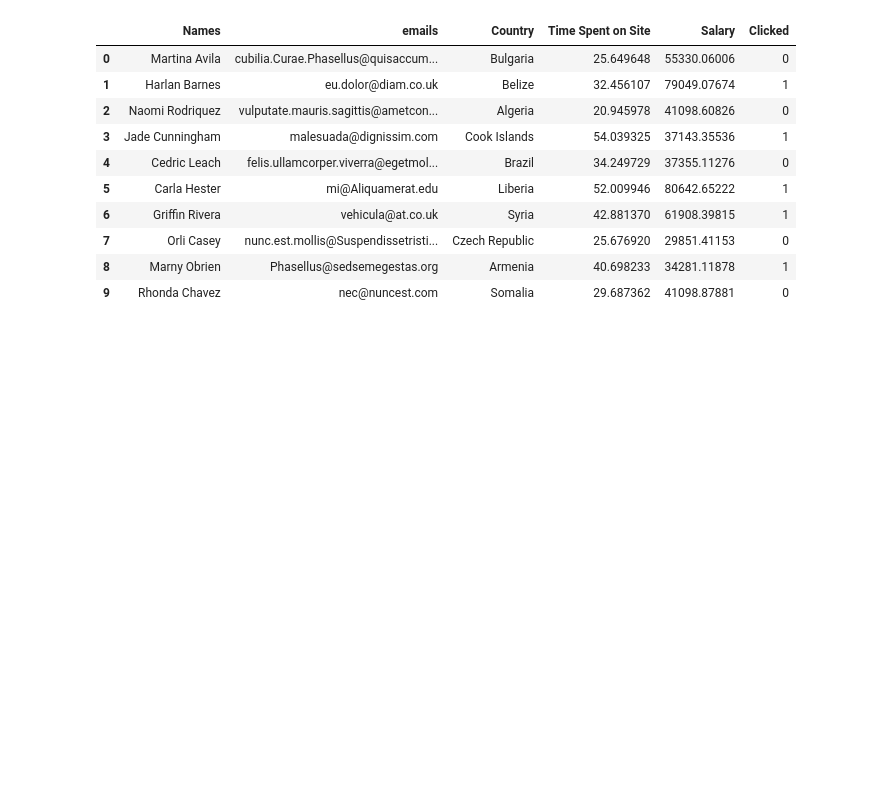
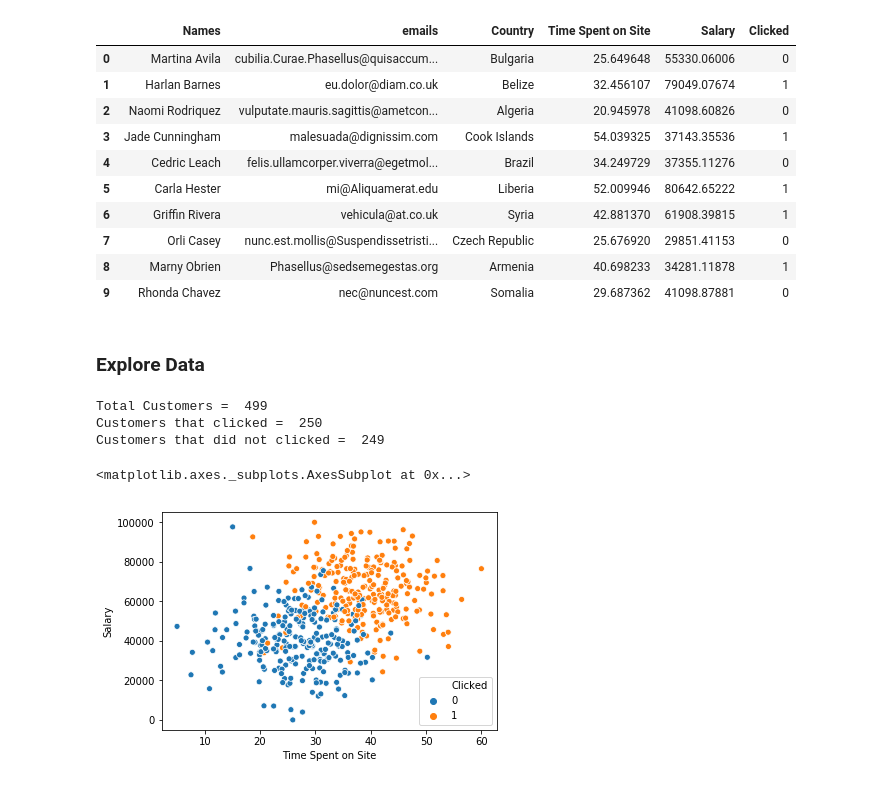
Before and after one commit to sagecodes/ad-clicks-logistic-regression, a Jupyter notebook: ad-click-prediction-logistic-regression.ipynb, the cells around one changed output. Drawn from its saved outputs; the diff is of its cells as text; code cells hidden in the pictures; blank space fills up the shorter version.

Commit message:
Prep data

```diff
--- a/ad-click-prediction-logistic-regression.ipynb
+++ b/ad-click-prediction-logistic-regression.ipynb
@@ -28,3 +28,5 @@ training_set.head(10)
 | 7 | Orli Casey | nunc.est.mollis@Suspendissetristi... | Czech Republic | 25.676920 | 29851.41153 | 0 |
 | 8 | Marny Obrien | Phasellus@sedsemegestas.org | Armenia | 40.698233 | 34281.11878 | 1 |
 | 9 | Rhonda Chavez | nec@nuncest.com | Somalia | 29.687362 | 41098.87881 | 0 |
+# %% [markdown]
+### Explore Data
@@ -30,0 +36,14 @@ training_set.head(10)
+# %%
+print('Total Customers = ', len(training_set))
+print('Customers that clicked = ', len(click))
+print('Customers that did not clicked = ', len(no_click))
+# %% [output]
+Total Customers =  499
+Customers that clicked =  250
+Customers that did not clicked =  249
+# %%
+# Plot Time Spent on Site and Salray. Hue clicked.
+sns.scatterplot(training_set['Time Spent on Site'], training_set['Salary'], hue = training_set['Clicked'])
+# %% [output]
+<matplotlib.axes._subplots.AxesSubplot at 0x...>
+[figure, added]
```
Also changed, not shown: parts of 15 cells of this notebook.
